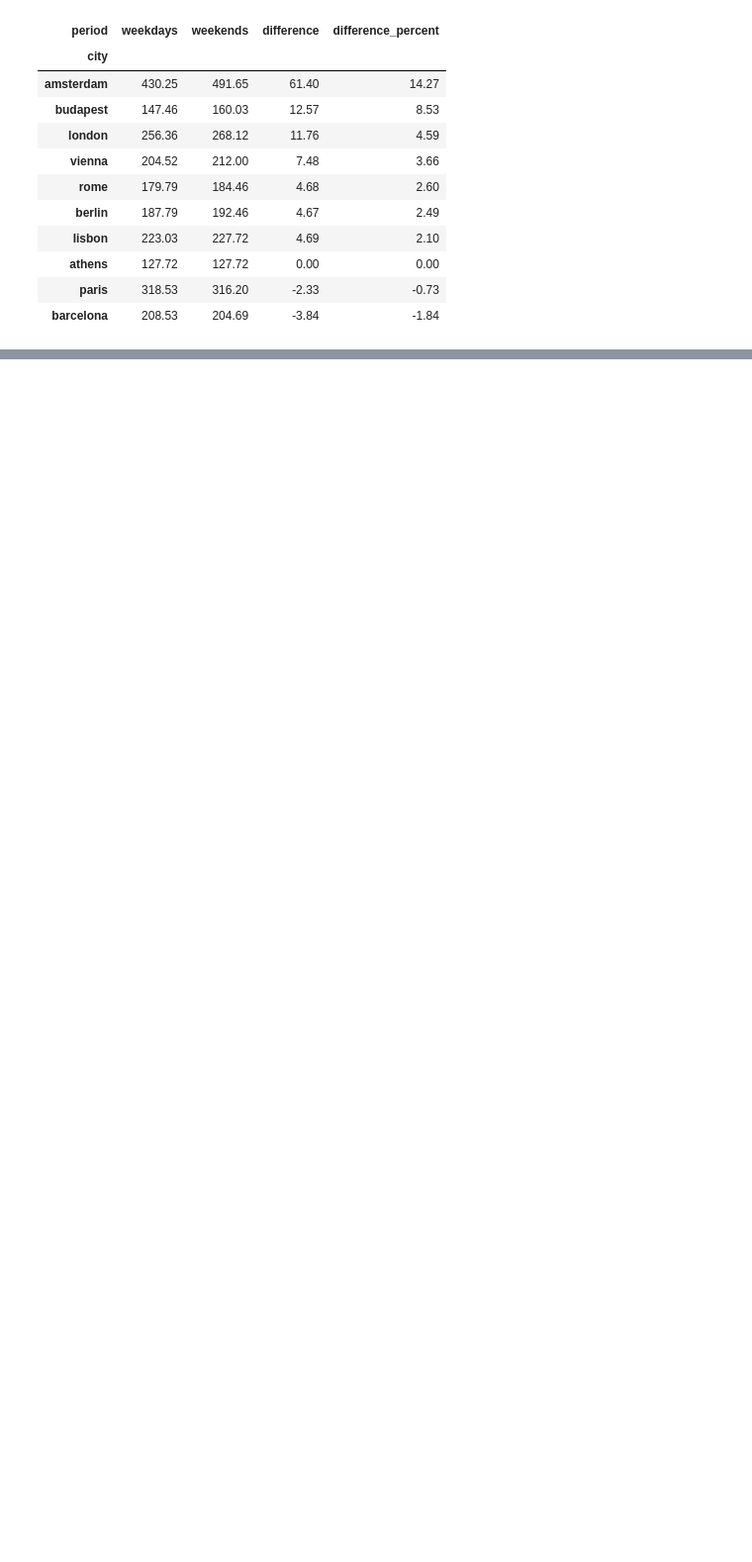
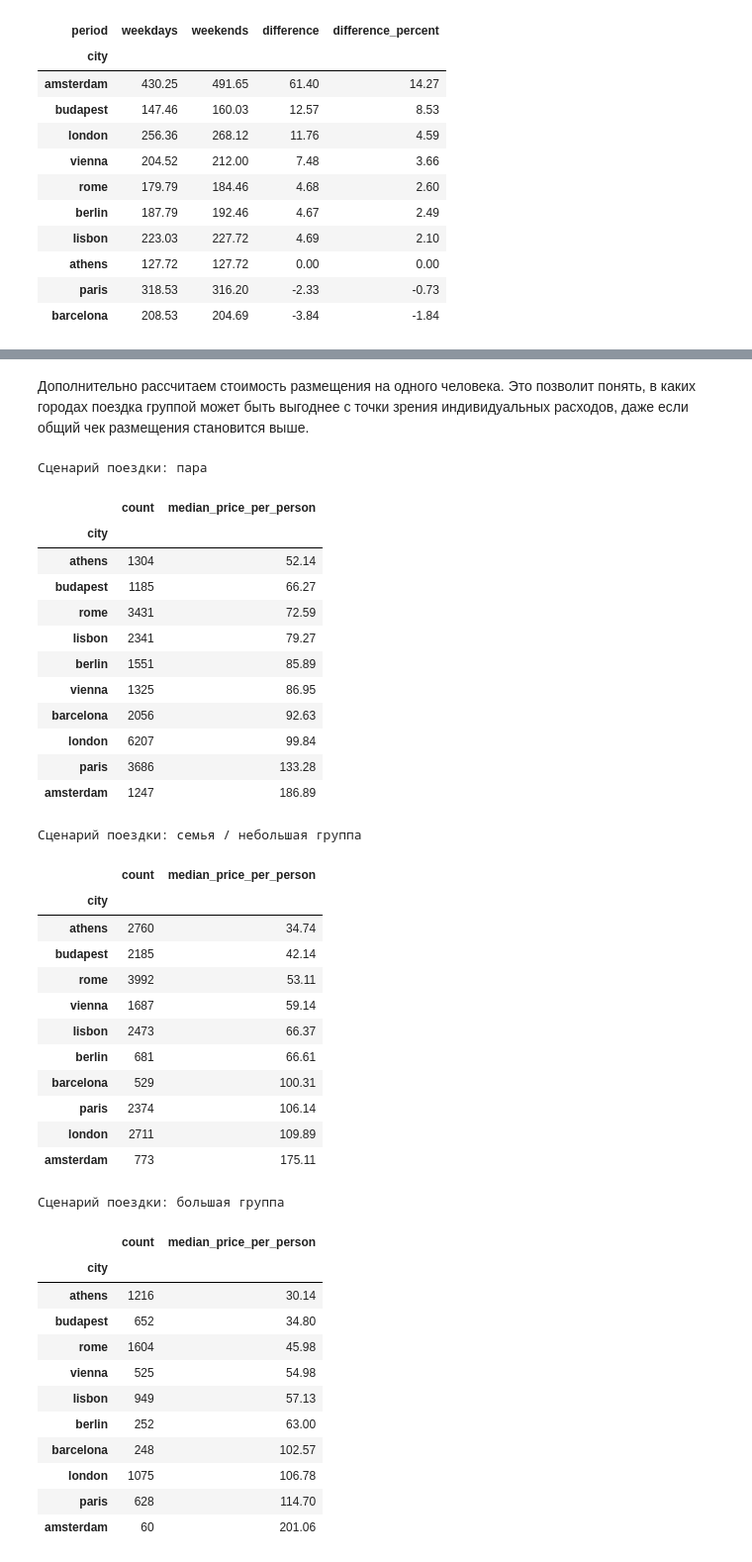
Before and after one commit to kachalovav96italy-cloud/airbnb-europe-eda, a Jupyter notebook: notebooks/airbnb_europe_eda.ipynb, the cells around one changed output, grey strips where cells are left out. Shown at 99% size. Saved outputs shown, nothing was run; the diff lists cells and outputs as text; code cells hidden in the pictures; blank space fills up the shorter version.

```diff
--- a/notebooks/airbnb_europe_eda.ipynb
+++ b/notebooks/airbnb_europe_eda.ipynb
@@ -725,0 +752,68 @@ display(median_price_by_period.sort_values('difference_percent', ascending=False
+# %% [markdown]
+Дополнительно рассчитаем стоимость размещения на одного человека. Это позволит понять, в каких городах поездка группой может быть выгоднее с точки зрения индивидуальных расходов, даже если общий чек размещения становится выше.
+# %%
+# Считаю стоимость размещения на одного человека
+
+airbnb_scenarios['price_per_person'] = (
+    airbnb_scenarios['realSum'] / airbnb_scenarios['person_capacity']
+)
+
+price_per_person_by_scenario = (
+    airbnb_scenarios
+    .groupby(['city', 'travel_scenario'])
+    .agg(
+        count=('price_per_person', 'count'),
+        median_price_per_person=('price_per_person', 'median')
+    )
+    .round(2)
+)
+
+for scenario in ['пара', 'семья / небольшая группа', 'большая группа']:
+    scenario_table = (
+        price_per_person_by_scenario
+        .xs(scenario, level='travel_scenario')
+        .sort_values('median_price_per_person')
+    )
+
+    print(f'\nСценарий поездки: {scenario}')
+    display(scenario_table)
+# %% [output]
+Сценарий поездки: пара
+|  | count | median_price_per_person |
+| city |  |  |
+| athens | 1304 | 52.14 |
+| budapest | 1185 | 66.27 |
+| rome | 3431 | 72.59 |
+| lisbon | 2341 | 79.27 |
+| berlin | 1551 | 85.89 |
+| vienna | 1325 | 86.95 |
+| barcelona | 2056 | 92.63 |
+| london | 6207 | 99.84 |
+| paris | 3686 | 133.28 |
+| amsterdam | 1247 | 186.89 |
+Сценарий поездки: семья / небольшая группа
+|  | count | median_price_per_person |
+| city |  |  |
+| athens | 2760 | 34.74 |
+| budapest | 2185 | 42.14 |
+| rome | 3992 | 53.11 |
+| vienna | 1687 | 59.14 |
+| lisbon | 2473 | 66.37 |
+| berlin | 681 | 66.61 |
+| barcelona | 529 | 100.31 |
+| paris | 2374 | 106.14 |
+| london | 2711 | 109.89 |
+| amsterdam | 773 | 175.11 |
+Сценарий поездки: большая группа
+|  | count | median_price_per_person |
+| city |  |  |
+| athens | 1216 | 30.14 |
+| budapest | 652 | 34.80 |
+| rome | 1604 | 45.98 |
+| vienna | 525 | 54.98 |
+| lisbon | 949 | 57.13 |
+| berlin | 252 | 63.00 |
+| barcelona | 248 | 102.57 |
+| london | 1075 | 106.78 |
+| paris | 628 | 114.70 |
+| amsterdam | 60 | 201.06 |
```
Also changed, not shown: parts of 40 cells of this notebook, 1 other file.
